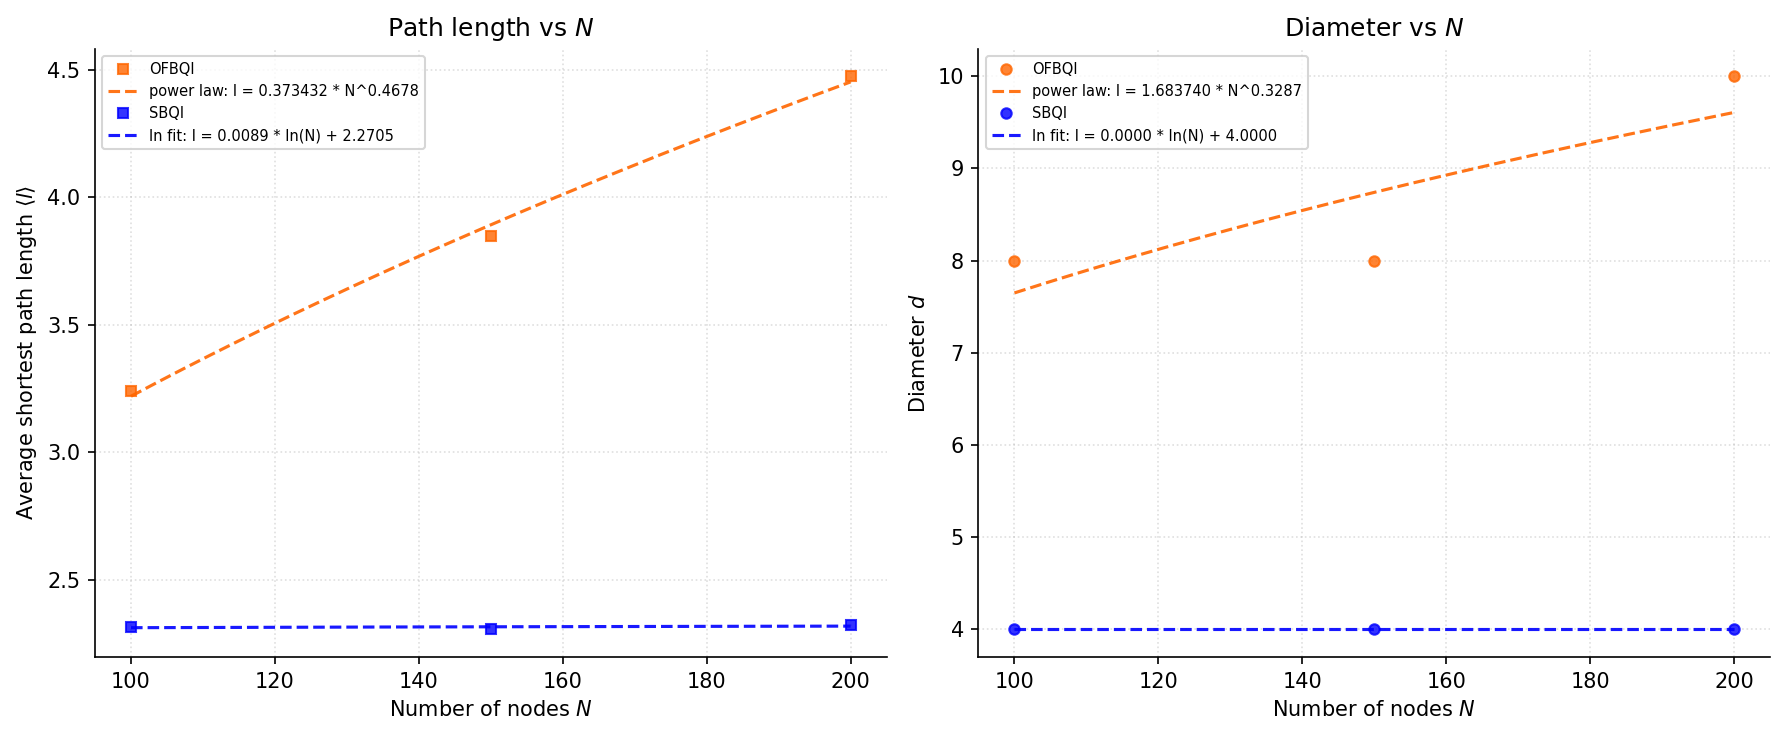
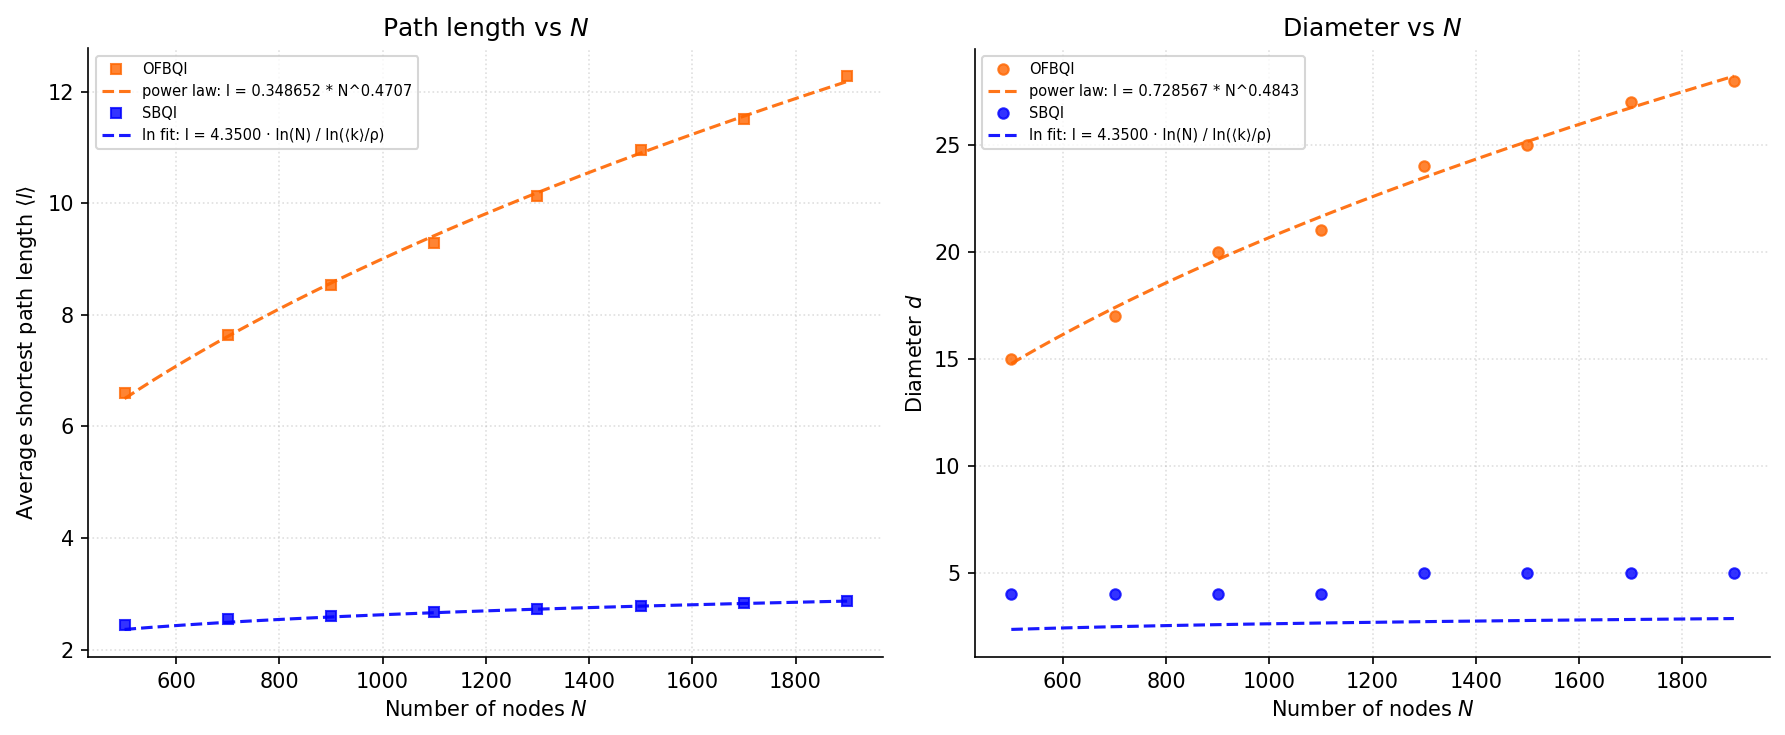
The change to this notebook cell's code, shown as a diff; its figure went from the first image to the second:
--- before
+++ after
@@ -4,11 +4,29 @@
 fig, (ax1, ax2) = plt.subplots(1, 2, figsize=(12, 5))
 
+def compute_fit_curve(x_fit, fp):
+    """Evaluate a fit dict over x_fit. Returns (y_fit, label) or (None, None)."""
+    if fp is None:
+        return None, None
+    fit_type = fp.get('type')
+    if fit_type == 'logarithmic':
+        if fp.get('analytic'):
+            denom = np.log(fp['mean_degree'] / fp['density'])
+            y = fp['c_rho'] * np.log(x_fit) / denom
+        else:
+            y = log_func(x_fit, fp['a'], fp['b'])
+        return y, rf"ln fit: {fp['formula']}"
+    elif fit_type == 'powerlaw':
+        y = power_func(x_fit, fp['b'], fp['alpha'])
+        return y, rf"power law: {fp['formula']}"
+    return None, None
+
 for net_type, res in results.items():
-    style    = STYLE_MAP[net_type]
-    x_nodes  = np.array(res['x_nodes'])
-    y_path   = np.array(res['y_path'])
-    y_diam   = np.array(res['y_diameter'])
-    fp       = res.get('fit_params')
-    fp_diam  = res.get('fit_params_diam')
+    style   = STYLE_MAP[net_type]
+    x_nodes = np.array(res['x_nodes'])
+    y_path  = np.array(res['y_path'])
+    y_diam  = np.array(res['y_diameter'])
+    fp      = res.get('fit_params')
+    fp_diam = res.get('fit_params_diam')
+    x_fit   = np.linspace(x_nodes.min(), x_nodes.max(), 300)
 
     # Simulation points
@@ -21,46 +39,14 @@
 
     # Path length fit
-    if fp:
-        x_fit    = np.linspace(x_nodes.min(), x_nodes.max(), 300)
-        fit_type = fp.get('type')
-        if fit_type == 'logarithmic':
-            if fp.get('analytic'):
-                # Paper's exact formula: l = c(ρ) · ln(N) / ln(⟨k⟩/ρ)
-                denom = np.log(fp['mean_degree'] / fp['density'])
-                y_fit = fp['c_rho'] * np.log(x_fit) / denom
-            else:
-                y_fit = log_func(x_fit, fp['a'], fp['b'])
-            fit_label = rf"ln fit: {fp['formula']}"
-        elif fit_type == 'powerlaw':
-            y_fit     = power_func(x_fit, fp['b'], fp['alpha'])
-            fit_label = rf"power law: {fp['formula']}"
-        else:
-            y_fit = None
-        if y_fit is not None:
-            ax1.plot(x_fit, y_fit,
-                     color=style['color'], linestyle='--',
-                     linewidth=1.5, alpha=0.9, label=fit_label)
+    y_fit, fit_label = compute_fit_curve(x_fit, fp)
+    if y_fit is not None:
+        ax1.plot(x_fit, y_fit, color=style['color'], linestyle='--',
+                 linewidth=1.5, alpha=0.9, label=fit_label)
 
     # Diameter fit
-    if fp_diam:
-        x_fit    = np.linspace(x_nodes.min(), x_nodes.max(), 300)
-        fit_type = fp_diam.get('type')
-        if fit_type == 'logarithmic':
-            if fp.get('analytic'):
-                # Paper's exact formula: l = c(ρ) · ln(N) / ln(⟨k⟩/ρ)
-                denom = np.log(fp['mean_degree'] / fp['density'])
-                y_fit = fp['c_rho'] * np.log(x_fit) / denom
-            else:
-                y_fit = log_func(x_fit, fp['a'], fp['b'])
-            fit_label = rf"ln fit: {fp['formula']}"
-        elif fit_type == 'powerlaw':
-            y_fit_d    = power_func(x_fit, fp_diam['b'], fp_diam['alpha'])
-            diam_label = rf"power law: {fp_diam['formula']}"
-        else:
-            y_fit_d = None
-        if y_fit_d is not None:
-            ax2.plot(x_fit, y_fit_d,
-                     color=style['color'], linestyle='--',
-                     linewidth=1.5, alpha=0.9, label=diam_label)
+    y_fit_d, diam_label = compute_fit_curve(x_fit, fp_diam)
+    if y_fit_d is not None:
+        ax2.plot(x_fit, y_fit_d, color=style['color'], linestyle='--',
+                 linewidth=1.5, alpha=0.9, label=diam_label)
 
 ax1.set_xlabel('Number of nodes $N$')

Commit: Fix diameter fit, approximate sampling in notebook 2, compute_fit_curve helper